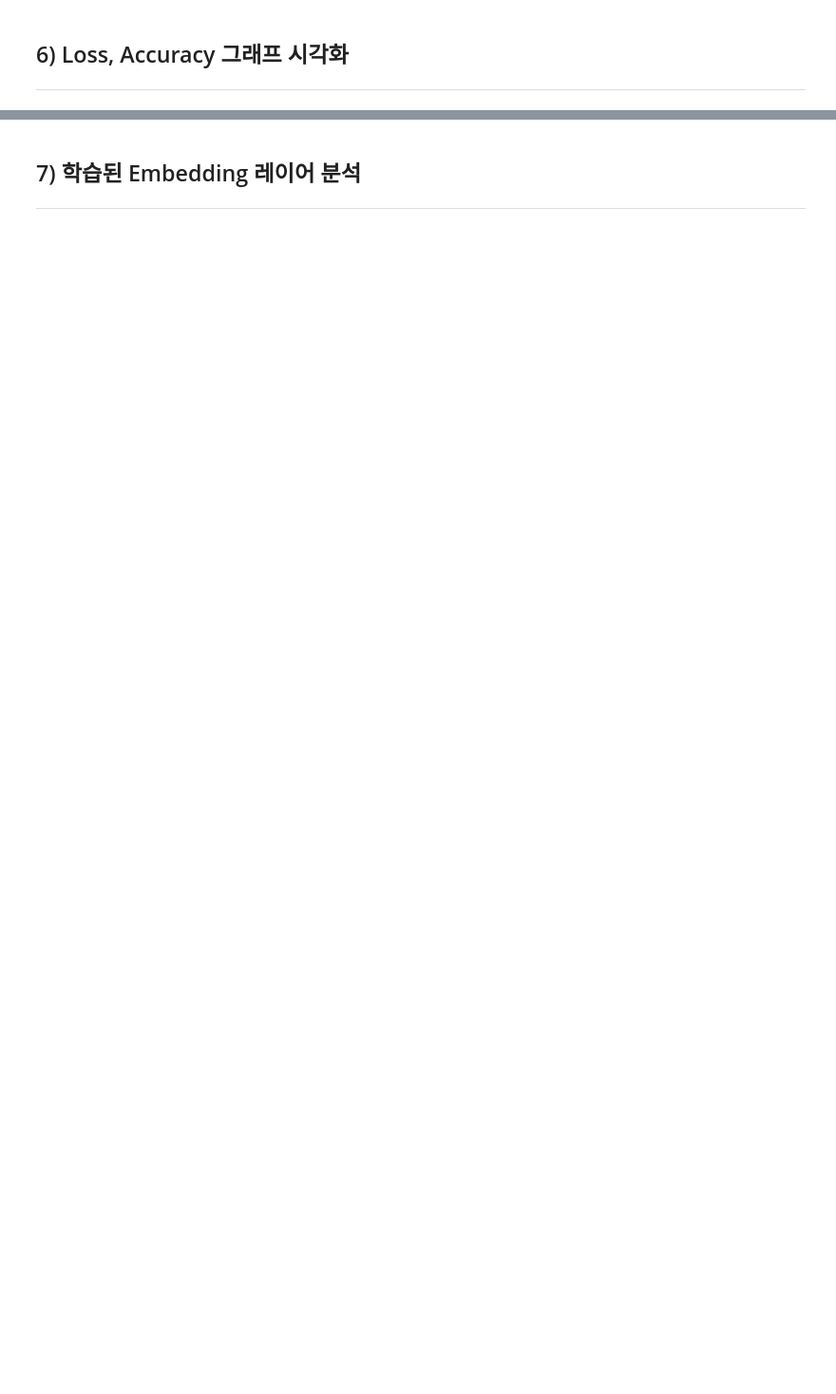
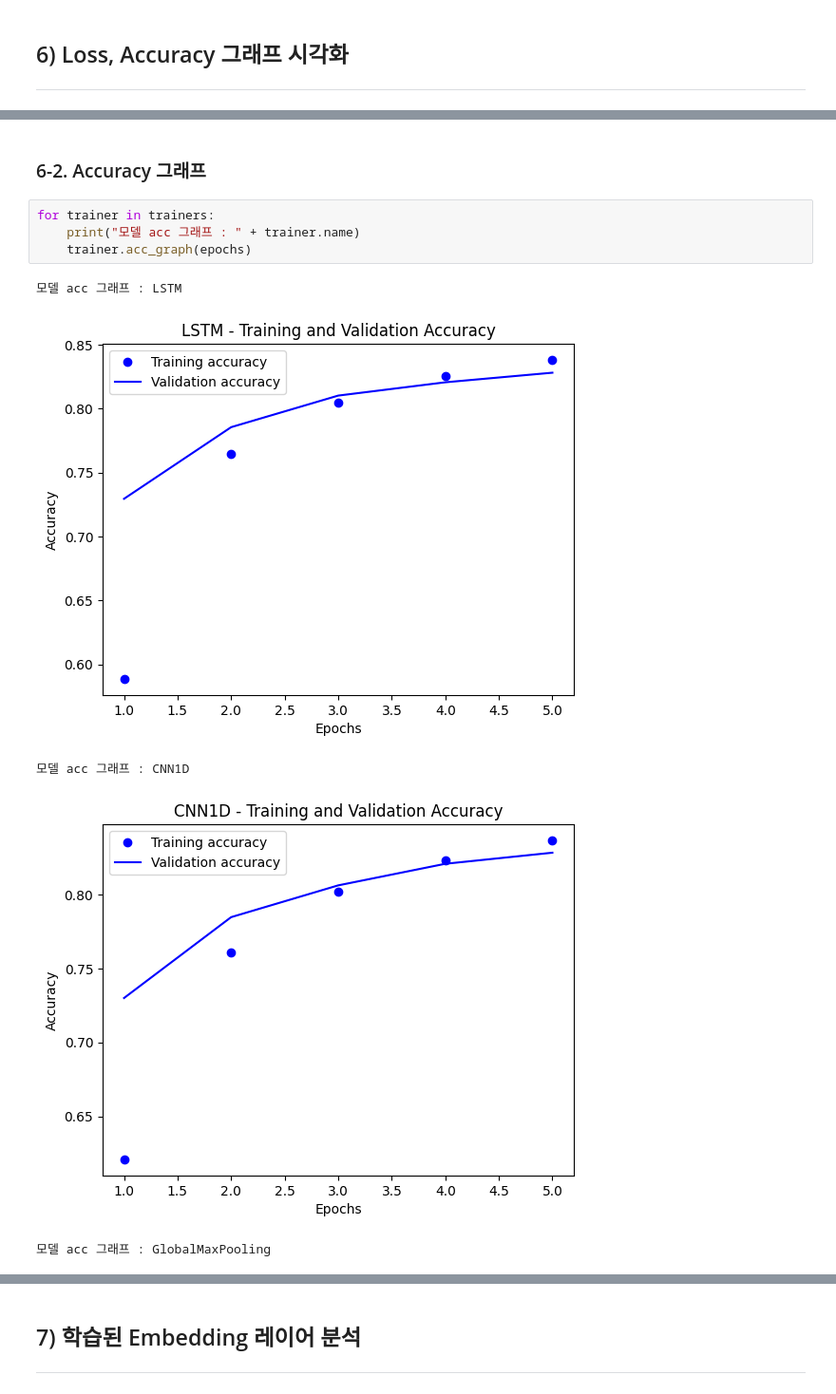
Before and after one commit to kcyoow/ERICA_X_MODULABS_CV_NLP, a Jupyter notebook: NLP/02_SentimentAnalysis_RNN/4 영화리뷰 텍스트 감성분석하기[프로젝트].ipynb, the cells around one changed output, grey strips where cells are left out. Shown at 95% size. Saved outputs shown, nothing was run; the diff lists cells and outputs as text; blank space fills up the shorter version.

```diff
--- a/NLP/02_SentimentAnalysis_RNN/4 영화리뷰 텍스트 감성분석하기[프로젝트].ipynb
+++ b/NLP/02_SentimentAnalysis_RNN/4 영화리뷰 텍스트 감성분석하기[프로젝트].ipynb
@@ -249,0 +598,12 @@ def get_decoded_sentences(encoded_sentences, index_to_word):
+# %% [markdown]
+### 6-2. Accuracy 그래프
+# %%
+for trainer in trainers:
+    print("모델 acc 그래프 : " + trainer.name)
+    trainer.acc_graph(epochs)
+# %% [output]
+모델 acc 그래프 : LSTM
+[figure, added]
+모델 acc 그래프 : CNN1D
+[figure, added]
+모델 acc 그래프 : GlobalMaxPooling
```
Also changed, not shown: parts of 49 cells of this notebook.
